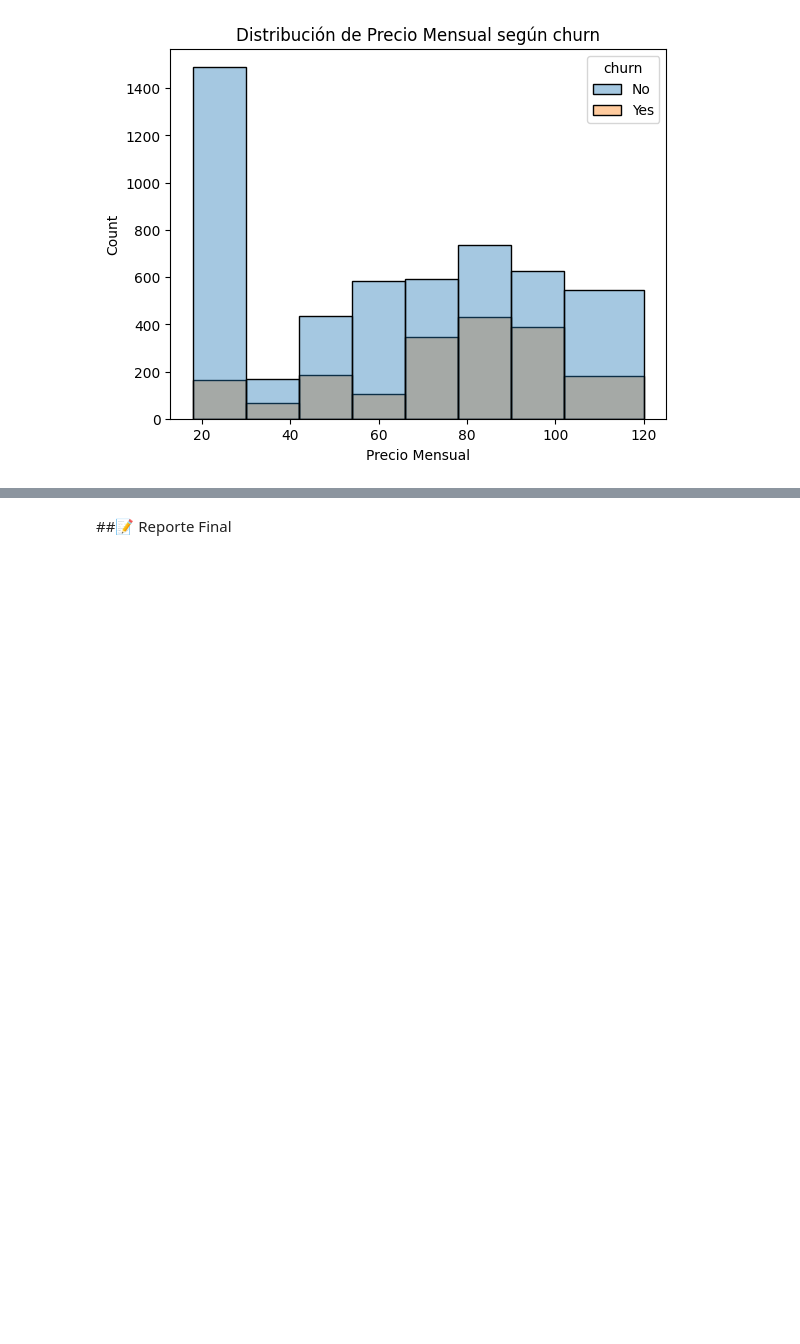
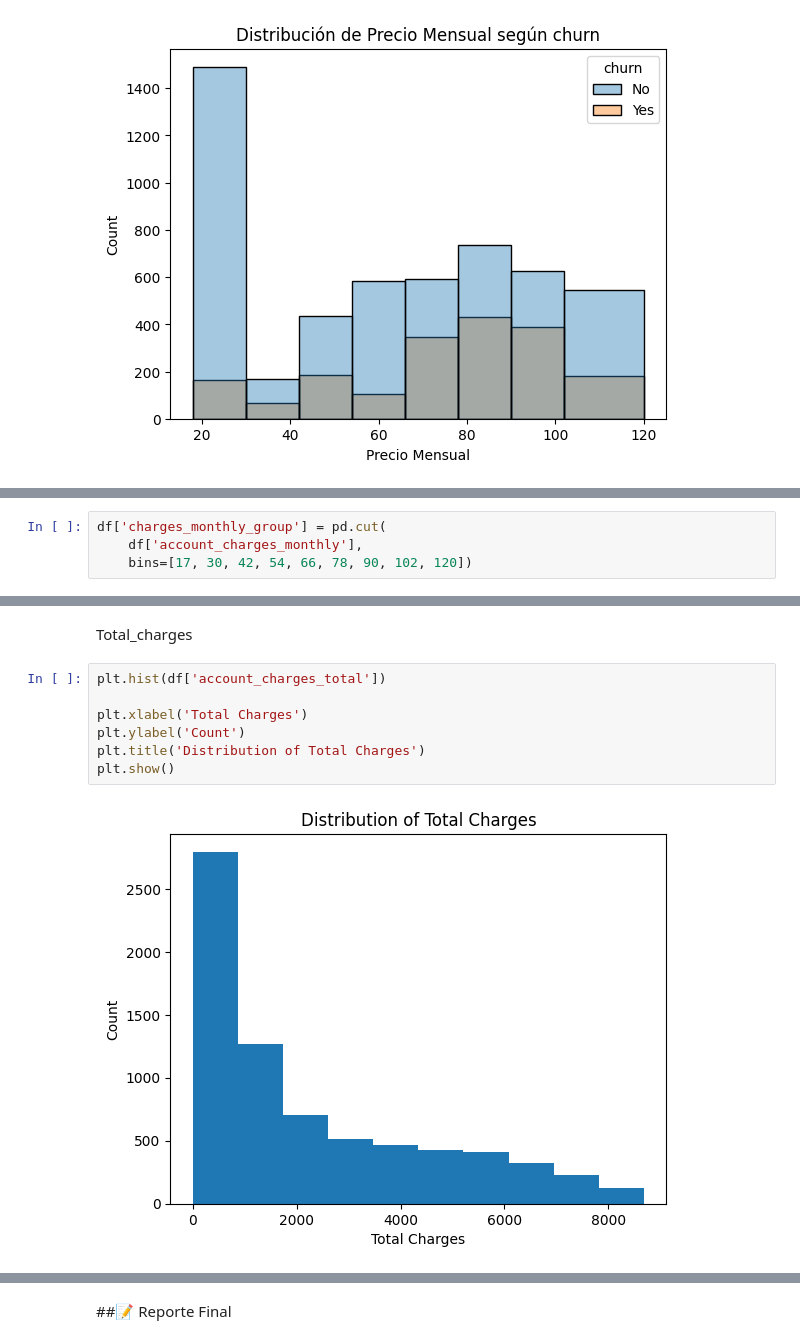
Before and after one commit to RientArlCroud/challenge3-analisis-de-datos, a Jupyter notebook: Challenge_3_Análisis_de_Datos.ipynb, the cells around one changed output, grey strips where cells are left out. Cells and saved outputs as stored; diff of their text form; blank space fills up the shorter version.

```diff
--- a/Challenge_3_Análisis_de_Datos.ipynb
+++ b/Challenge_3_Análisis_de_Datos.ipynb
@@ -937,0 +940,4 @@ plt.show()
+# %%
+df['charges_monthly_group'] = pd.cut(
+    df['account_charges_monthly'],
+    bins=[17, 30, 42, 54, 66, 78, 90, 102, 120])
@@ -937,0 +1002,11 @@ plt.show()
+# %% [markdown]
+Total_charges
+# %%
+plt.hist(df['account_charges_total'])
+
+plt.xlabel('Total Charges')
+plt.ylabel('Count')
+plt.title('Distribution of Total Charges')
+plt.show()
+# %% [output]
+[figure, added]
```
Also changed, not shown: parts of 12 cells of this notebook.
